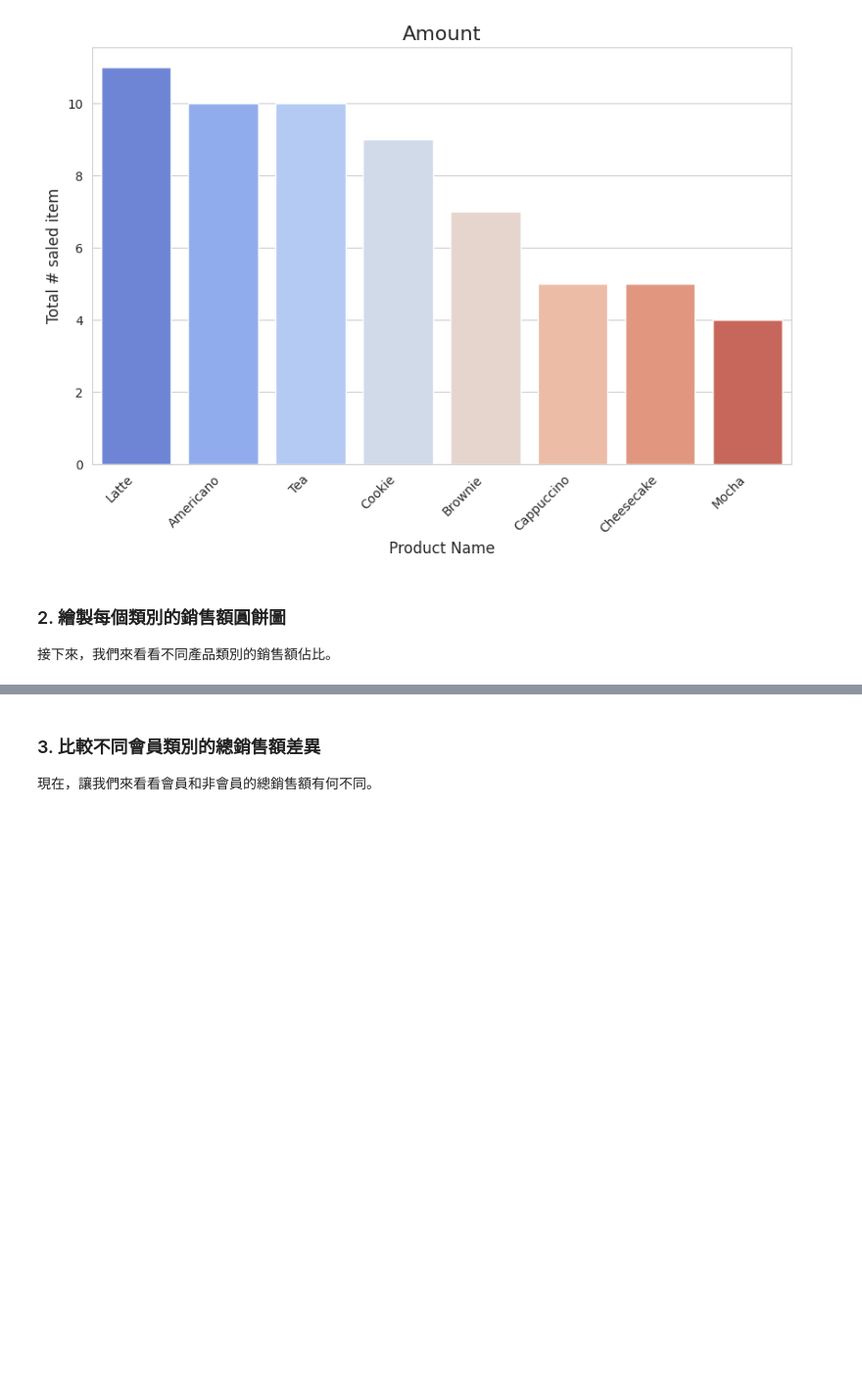
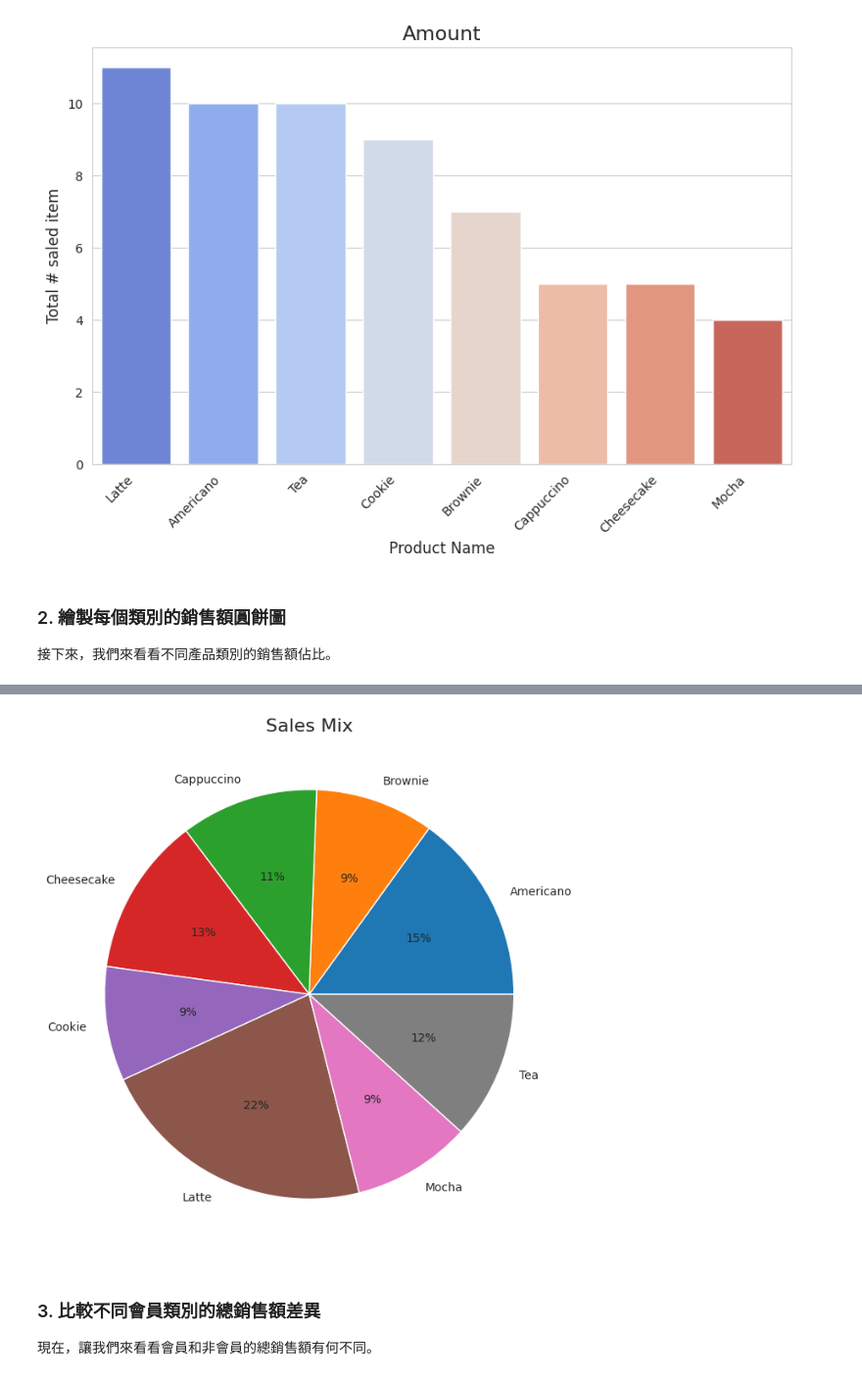
Before and after one commit to ChungyiBossi/GjunDataAnaysis, a Jupyter notebook: coffee_shop.ipynb, the cells around one changed output, grey strips where cells are left out. Shown at 98% size. Saved outputs shown, nothing was run; the diff lists cells and outputs as text; code cells hidden in the pictures; blank space fills up the shorter version.

```diff
--- a/coffee_shop.ipynb
+++ b/coffee_shop.ipynb
@@ -389,3 +490,21 @@ plt.show()
+# %%
+# df['TotalSales'] = df['Price'] * df['Quantity']
+
+product_sales = df.groupby('Product')['TotalSales'].sum()
+
+plt.figure(figsize=(8, 8))
+plt.pie(
+    product_sales,
+    labels=product_sales.index,
+    autopct='%1.0f%%',
+    # textprops={'fontsize': 20} # 增加百分比文字大小
+)
+plt.title('Sales Mix', fontsize=16)
+plt.ylabel('')
+plt.savefig('product_sales_pie.png')
+plt.show()
+# %% [output]
+[figure, added]
 # %% [markdown]
 ### 3. 比較不同會員類別的總銷售額差異
 
```
Also changed, not shown: parts of 26 cells of this notebook.
